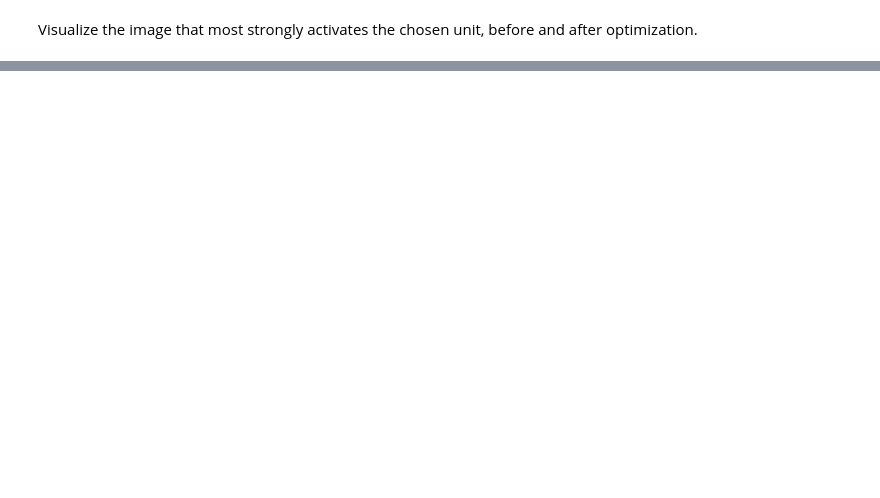
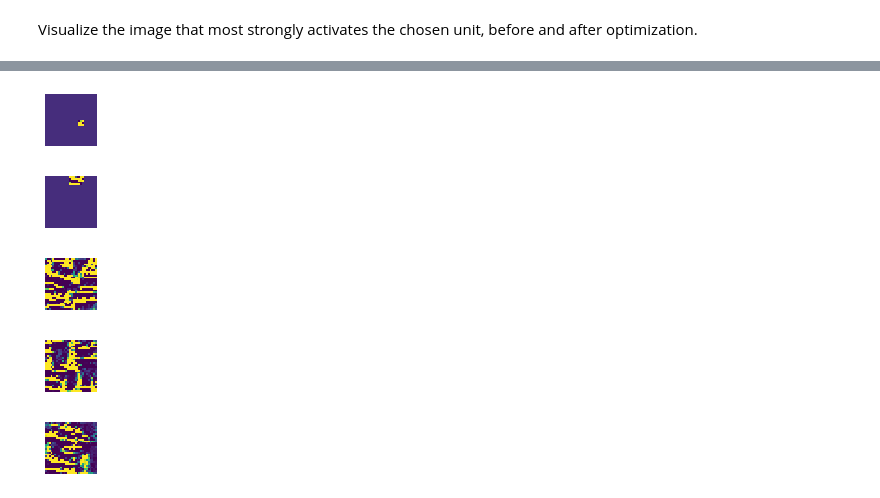
Before and after one commit to gyyang/nn-brain, a Jupyter notebook: ConvolutionalNetwork.ipynb, the cells around one changed output, grey strips where cells are left out. Saved outputs shown, nothing was run; the diff lists cells and outputs as text; code cells hidden in the pictures; blank space fills up the shorter version.

```diff
--- a/ConvolutionalNetwork.ipynb
+++ b/ConvolutionalNetwork.ipynb
@@ -257,0 +448,19 @@ plt.colorbar()
+# %%
+for layer in layers:
+    res = results[layer]
+    ind = np.argsort(res['neuron'])
+
+    fig = plt.figure(figsize=(0.8, 0.8))
+    ax = fig.add_axes([0.05, 0.05, 0.9, 0.9])
+    ax.imshow(res['syn_image'][ind[-1], 0], vmin=0, vmax=1)
+    plt.axis('off')
+
+    fname = Path('figures/cnn_tuning_' + layer)
+    fig.savefig(fname.with_suffix('.pdf'), transparent=True)
+    fig.savefig(fname.with_suffix('.png'), dpi=300)
+# %% [output]
+[figure, added]
+[figure, added]
+[figure, added]
+[figure, added]
+[figure, added]
```
Also changed, not shown: parts of 12 cells of this notebook, 1 other file.
